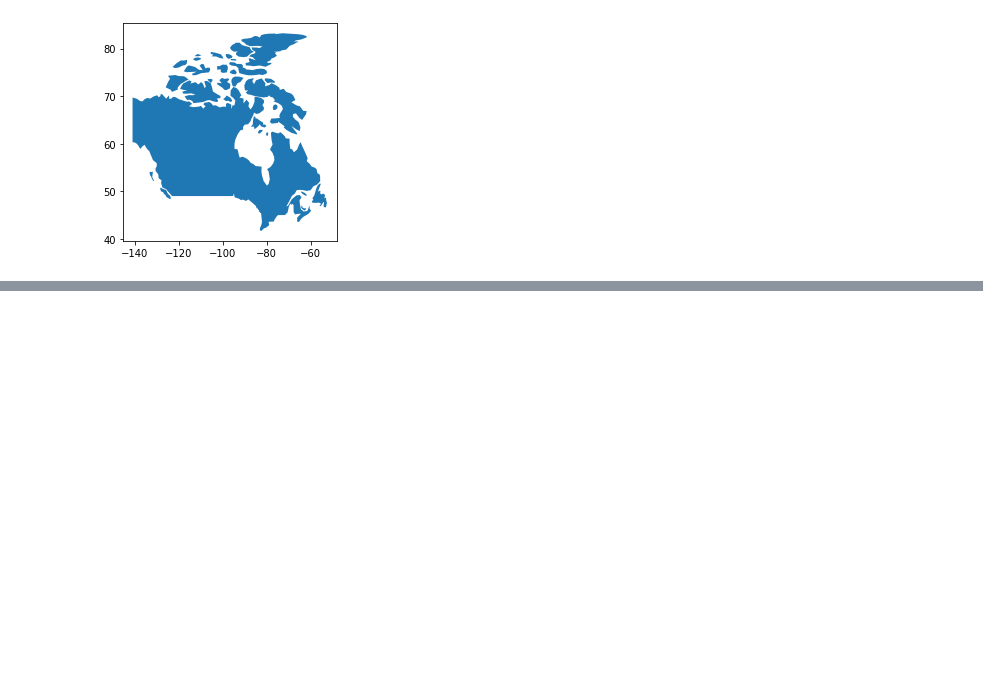
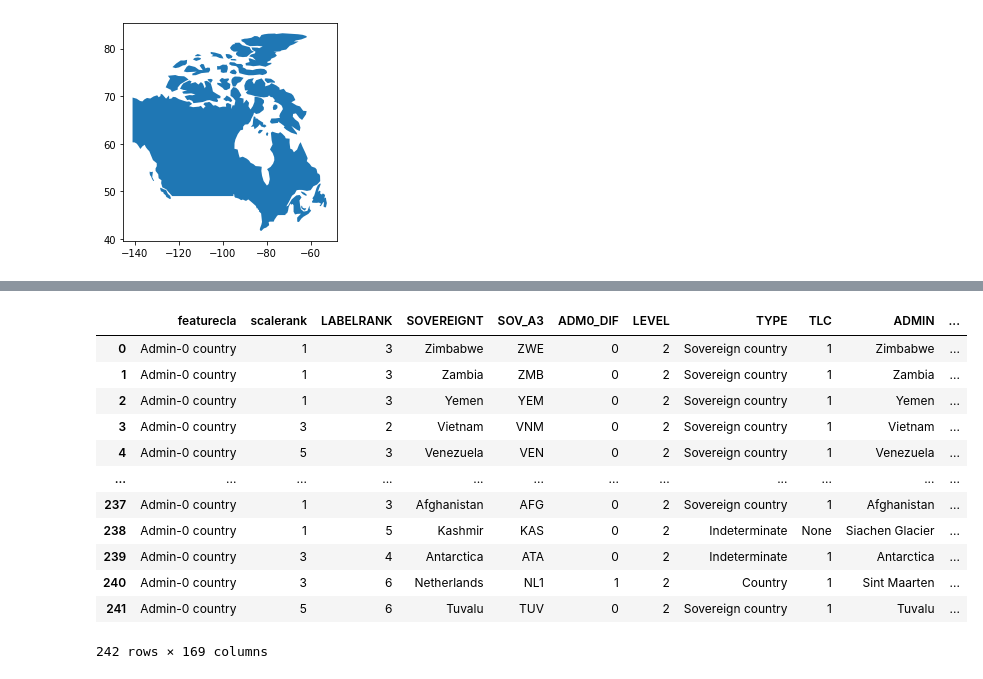
Before and after one commit to carmengg/eds-220-book, a Jupyter notebook: lectures/lesson-10-geojson.ipynb, the cells around one changed output, grey strips where cells are left out. Saved outputs shown, nothing was run; the diff lists cells and outputs as text; code cells hidden in the pictures; blank space fills up the shorter version.

Commit message:
added names for countries

```diff
--- a/lectures/lesson-10-geojson.ipynb
+++ b/lectures/lesson-10-geojson.ipynb
@@ -102,0 +164,17 @@ canada.plot()
+# %%
+countries = gpd.read_file('ne_50m_admin_0_countries/ne_50m_admin_0_countries.shp')
+countries
+# %% [output]
+|  | featurecla | scalerank | LABELRANK | SOVEREIGNT | SOV_A3 | ADM0_DIF | LEVEL | TYPE | TLC | ADMIN | ... |
+| 0 | Admin-0 country | 1 | 3 | Zimbabwe | ZWE | 0 | 2 | Sovereign country | 1 | Zimbabwe | ... |
+| 1 | Admin-0 country | 1 | 3 | Zambia | ZMB | 0 | 2 | Sovereign country | 1 | Zambia | ... |
+| 2 | Admin-0 country | 1 | 3 | Yemen | YEM | 0 | 2 | Sovereign country | 1 | Yemen | ... |
+| 3 | Admin-0 country | 3 | 2 | Vietnam | VNM | 0 | 2 | Sovereign country | 1 | Vietnam | ... |
+| 4 | Admin-0 country | 5 | 3 | Venezuela | VEN | 0 | 2 | Sovereign country | 1 | Venezuela | ... |
+| ... | ... | ... | ... | ... | ... | ... | ... | ... | ... | ... | ... |
+| 237 | Admin-0 country | 1 | 3 | Afghanistan | AFG | 0 | 2 | Sovereign country | 1 | Afghanistan | ... |
+| 238 | Admin-0 country | 1 | 5 | Kashmir | KAS | 0 | 2 | Indeterminate | None | Siachen Glacier | ... |
+| 239 | Admin-0 country | 3 | 4 | Antarctica | ATA | 0 | 2 | Indeterminate | 1 | Antarctica | ... |
+| 240 | Admin-0 country | 3 | 6 | Netherlands | NL1 | 1 | 2 | Country | 1 | Sint Maarten | ... |
+| 241 | Admin-0 country | 5 | 6 | Tuvalu | TUV | 0 | 2 | Sovereign country | 1 | Tuvalu | ... |
+242 rows × 169 columns
```
Also changed, not shown: parts of 6 cells of this notebook.
